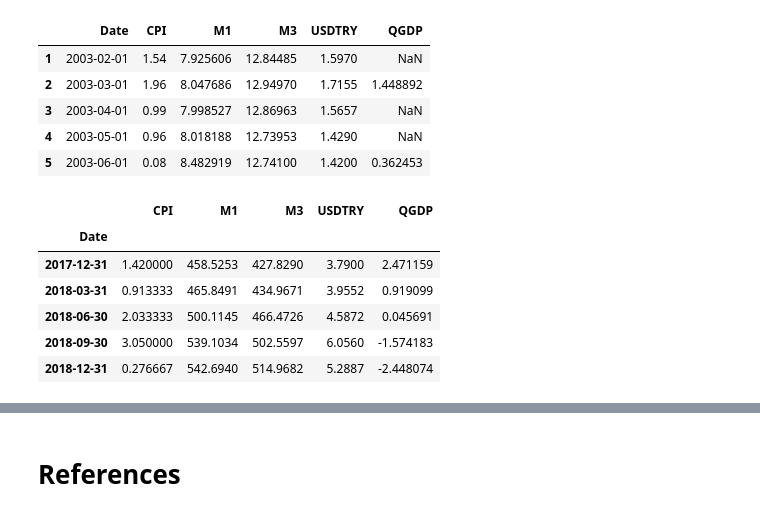
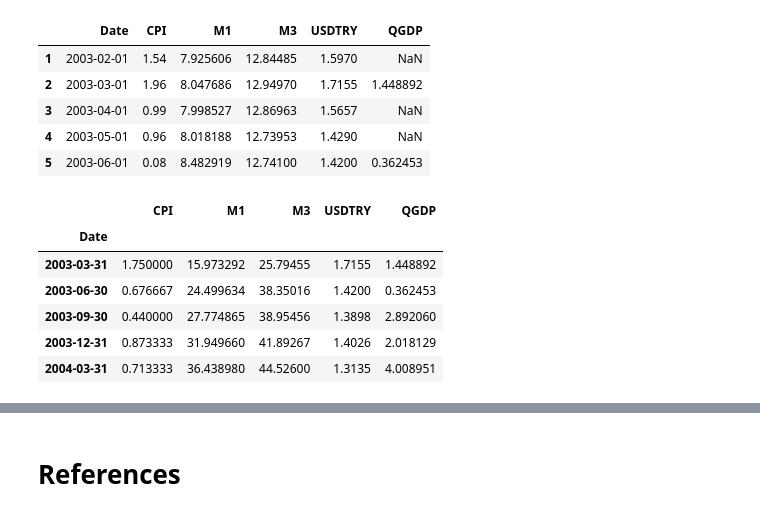
Before and after one commit to aricem/BusinessForecasting, a Jupyter notebook: CPI.ipynb, the cells around one changed output, grey strips where cells are left out. Cells and saved outputs as stored; diff of their text form; code cells hidden in the pictures.

```diff
--- a/CPI.ipynb
+++ b/CPI.ipynb
@@ -1108,17 +1108,17 @@ df.head()
 # %%
 df_mra = df.set_index('Date')
 
 df_mra = pd.concat([df_mra.CPI.resample('Q').mean(), df_mra.M1.resample('Q').sum(), df_mra.M3.resample('Q').sum(), df_mra.USDTRY.resample('Q').ffill(), df_mra.QGDP.resample('Q').mean()], axis=1)
 df_mra = df_mra.dropna()
-df_mra.tail()
+df_mra.head()
 # %% [output]
 |  | CPI | M1 | M3 | USDTRY | QGDP |
 | Date |  |  |  |  |  |
-| 2017-12-31 | 1.420000 | 458.5253 | 427.8290 | 3.7900 | 2.471159 |
-| 2018-03-31 | 0.913333 | 465.8491 | 434.9671 | 3.9552 | 0.919099 |
-| 2018-06-30 | 2.033333 | 500.1145 | 466.4726 | 4.5872 | 0.045691 |
-| 2018-09-30 | 3.050000 | 539.1034 | 502.5597 | 6.0560 | -1.574183 |
-| 2018-12-31 | 0.276667 | 542.6940 | 514.9682 | 5.2887 | -2.448074 |
+| 2003-03-31 | 1.750000 | 15.973292 | 25.79455 | 1.7155 | 1.448892 |
+| 2003-06-30 | 0.676667 | 24.499634 | 38.35016 | 1.4200 | 0.362453 |
+| 2003-09-30 | 0.440000 | 27.774865 | 38.95456 | 1.3898 | 2.892060 |
+| 2003-12-31 | 0.873333 | 31.949660 | 41.89267 | 1.4026 | 2.018129 |
+| 2004-03-31 | 0.713333 | 36.438980 | 44.52600 | 1.3135 | 4.008951 |
 # %%
 import statsmodels.api as sm
 
```
Also changed, not shown: parts of 7 cells of this notebook.
